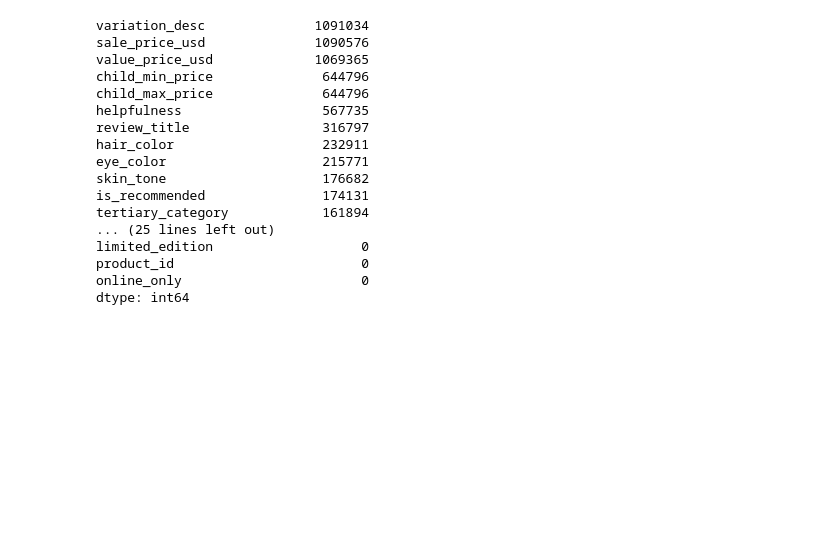
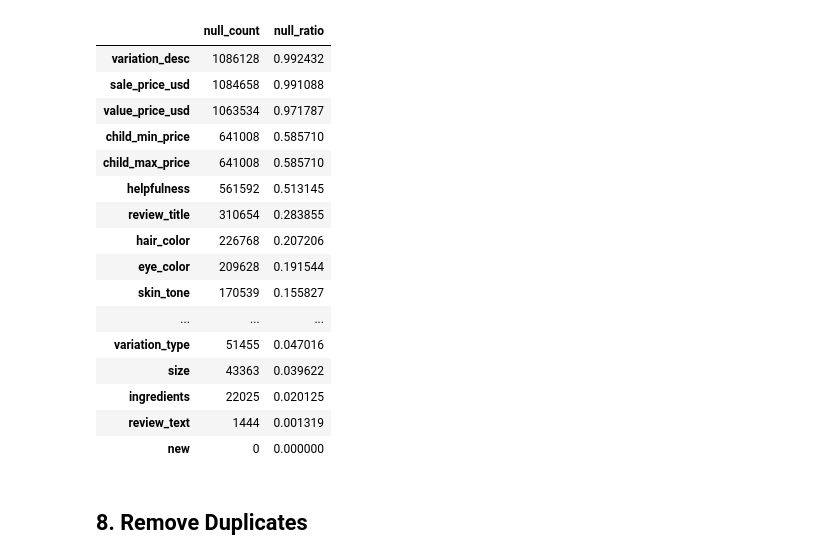
Before and after one commit to buseozgur/Customer-recommendation-model, a Jupyter notebook: notebooks/01_data_understanding.ipynb, the cells around one changed output. Cells and saved outputs as stored; diff of their text form; code cells hidden in the pictures; blank space fills up the shorter version.

```diff
--- a/notebooks/01_data_understanding.ipynb
+++ b/notebooks/01_data_understanding.ipynb
@@ -133,3 +247,4 @@ Index(['author_id', 'rating_x', 'is_recommended', 'helpfulness',
 # %%
-#her iki datasetten gelen aynı sütunlar
-[col for col in df.columns if "_x" in col or "_y" in col]
+df["product_name_final"] = df["product_name_meta"].fillna(df["product_name"])
+df["brand_name_final"] = df["brand_name_meta"].fillna(df["brand_name"])
+df["price_usd_final"] = df["price_usd_meta"].fillna(df["price_usd"])
@@ -159,2 +265,2 @@ df = df.drop(columns=[
 # %%
-[col for col in df.columns if "_x" in col or "_y" in col]
+df["submission_time"] = pd.to_datetime(df["submission_time"], errors="coerce")
@@ -162,0 +267,12 @@ df = df.drop(columns=[
+# %%
+binary_cols = [
+    "limited_edition",
+    "new",
+    "online_only",
+    "out_of_stock",
+    "sephora_exclusive"
+]
+
+for col in binary_cols:
+    if col in df.columns:
+        df[col] = pd.to_numeric(df[col], errors="coerce").fillna(0).astype("Int64")
@@ -162,0 +306,28 @@ df = df.drop(columns=[
+# %%
+null_summary = (
+    df.isnull()
+      .sum()
+      .sort_values(ascending=False)
+      .to_frame("null_count")
+)
+
+null_summary["null_ratio"] = null_summary["null_count"] / len(df)
+null_summary.head(20)
+# %% [output]
+|  | null_count | null_ratio |
+| variation_desc | 1086128 | 0.992432 |
+| sale_price_usd | 1084658 | 0.991088 |
+| value_price_usd | 1063534 | 0.971787 |
+| child_min_price | 641008 | 0.585710 |
+| child_max_price | 641008 | 0.585710 |
+| helpfulness | 561592 | 0.513145 |
+| review_title | 310654 | 0.283855 |
+| hair_color | 226768 | 0.207206 |
+| eye_color | 209628 | 0.191544 |
+| skin_tone | 170539 | 0.155827 |
+| ... | ... | ... |
+| variation_type | 51455 | 0.047016 |
+| size | 43363 | 0.039622 |
+| ingredients | 22025 | 0.020125 |
+| review_text | 1444 | 0.001319 |
+| new | 0 | 0.000000 |
@@ -163,21 +345,7 @@ df = df.drop(columns=[
 # %%
-df.isnull().sum().sort_values(ascending=False)
+# For review-level modeling, these fields are essential: product_id, review_text, rating.
+# Only rows missing these core fields will be removed.
+df = df.dropna(subset=["product_id", "review_text", "rating"]).copy()
-# %% [output]
-variation_desc              1091034
-sale_price_usd              1090576
-value_price_usd             1069365
-child_min_price              644796
-child_max_price              644796
-helpfulness                  567735
-review_title                 316797
-hair_color                   232911
-eye_color                    215771
-skin_tone                    176682
-is_recommended               174131
-tertiary_category            161894
-... (25 lines left out)
-limited_edition                   0
-product_id                        0
-online_only                       0
-dtype: int64
+# %% [markdown]
+## 8. Remove Duplicates
 # %%
```
Also changed, not shown: parts of 60 cells of this notebook, 4 other files.
